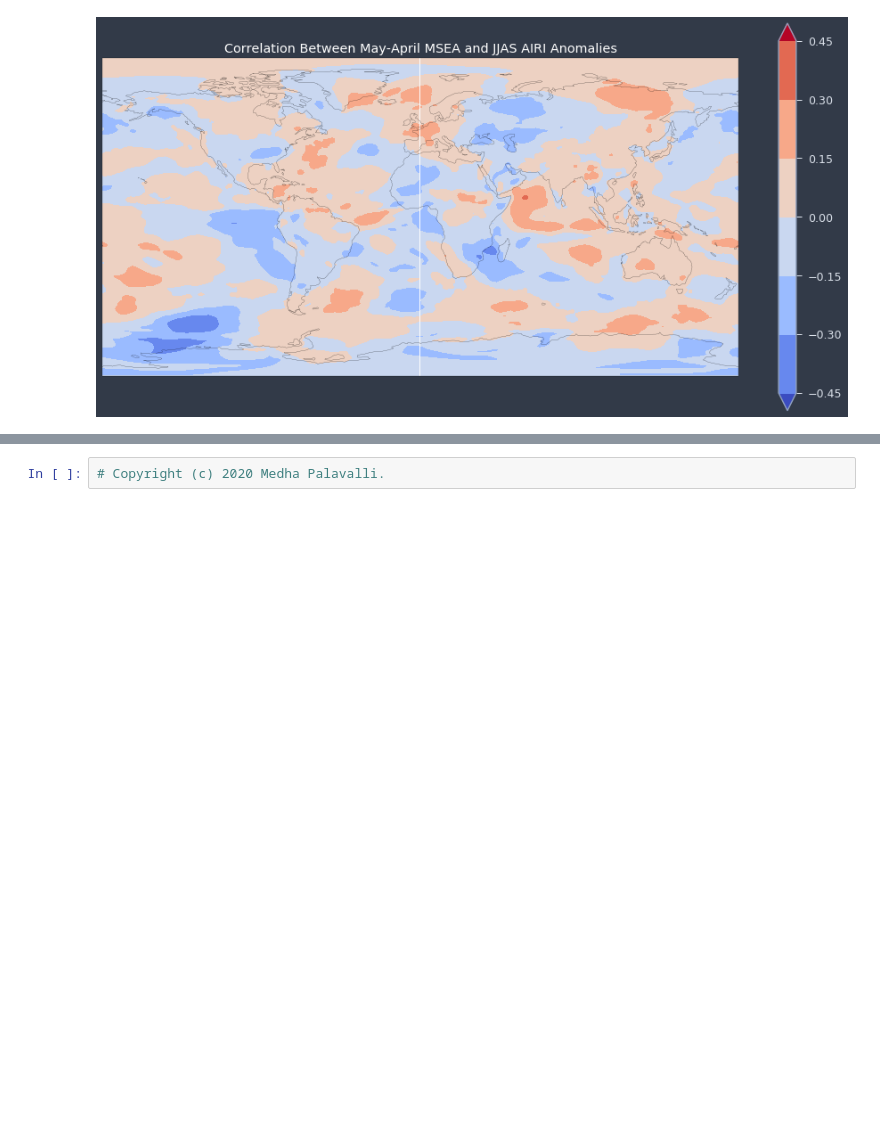
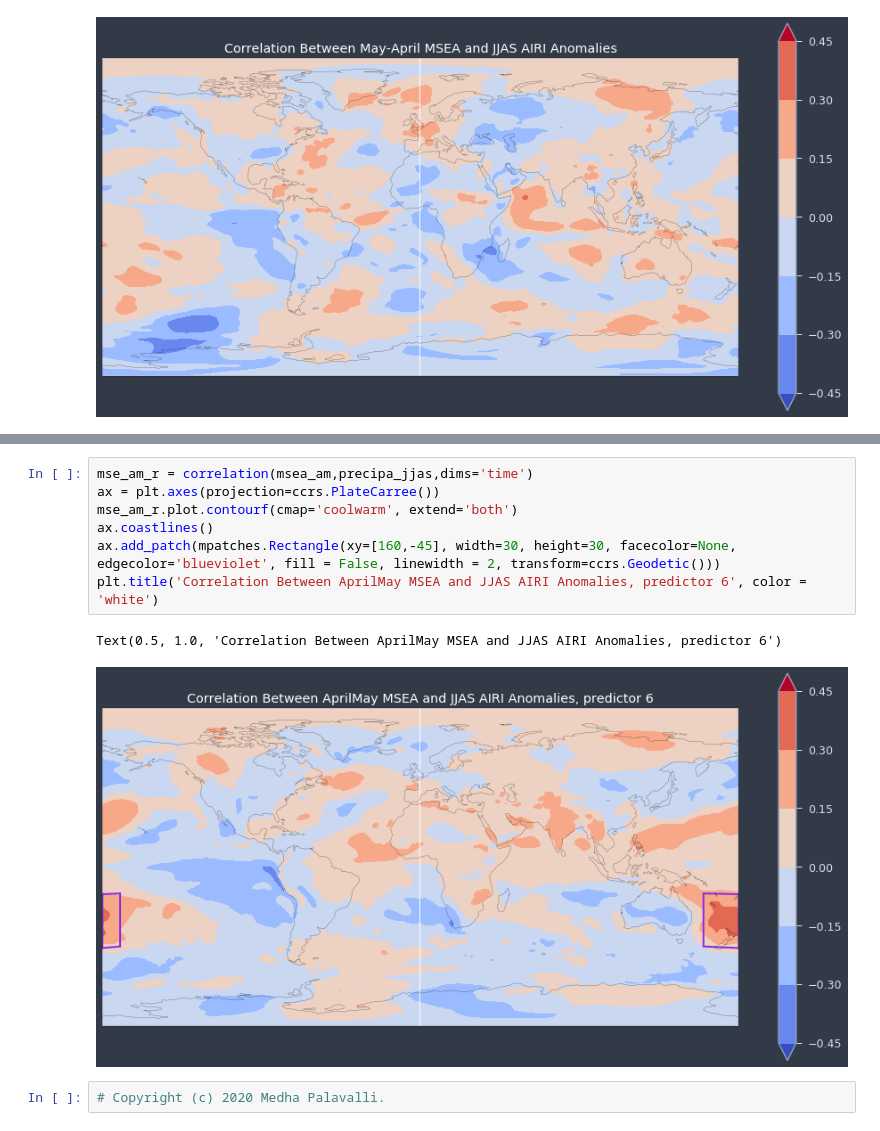
Before and after one commit to medhap02/AllIndiaRainfall, a Jupyter notebook: src/MSEcorrelationsRandom25Removed.ipynb, the cells around one changed output, grey strips where cells are left out. Cells and saved outputs as stored; diff of their text form; blank space fills up the shorter version.

```diff
--- a/src/MSEcorrelationsRandom25Removed.ipynb
+++ b/src/MSEcorrelationsRandom25Removed.ipynb
@@ -453,2 +465,12 @@ Text(0.5, 1.0, 'Correlation Between May-April MSEA and JJAS AIRI Anomalies')
+# %%
+mse_am_r = correlation(msea_am,precipa_jjas,dims='time')
+ax = plt.axes(projection=ccrs.PlateCarree())
+mse_am_r.plot.contourf(cmap='coolwarm', extend='both')
+ax.coastlines()
+ax.add_patch(mpatches.Rectangle(xy=[160,-45], width=30, height=30, facecolor=None, edgecolor='blueviolet', fill = False, linewidth = 2, transform=ccrs.Geodetic()))
+plt.title('Correlation Between AprilMay MSEA and JJAS AIRI Anomalies, predictor 6', color = 'white')
+# %% [output]
+Text(0.5, 1.0, 'Correlation Between AprilMay MSEA and JJAS AIRI Anomalies, predictor 6')
+[figure, added]
 # %%
 # Copyright (c) 2020 Medha Palavalli.
```
Also changed, not shown: parts of 2 cells of this notebook.
